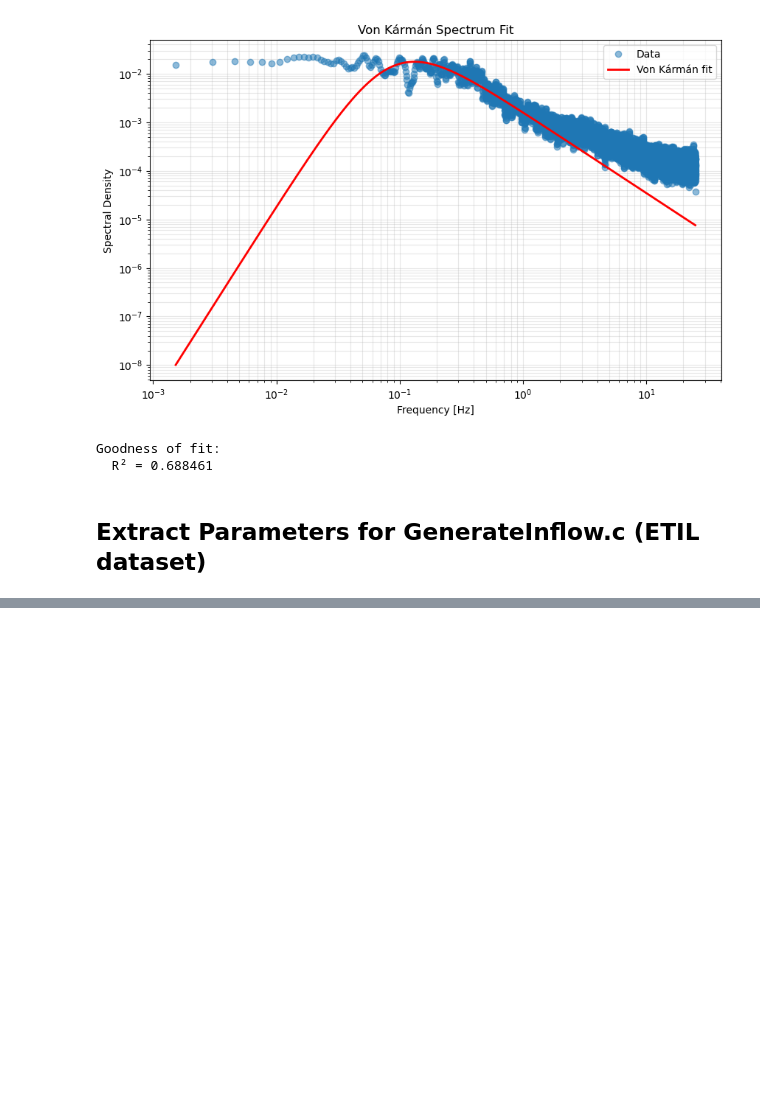
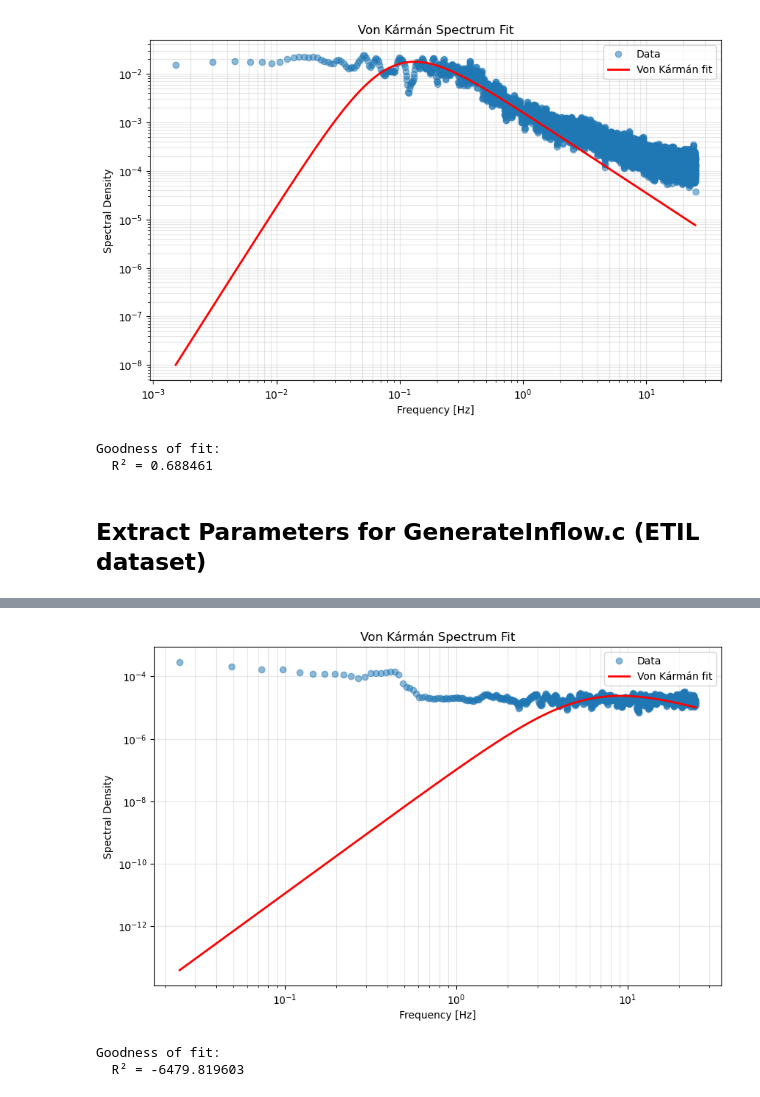
Before and after one commit to hosseinsz93/inflow-spectra-fitter, a Jupyter notebook: spectra.ipynb, the cells around one changed output, grey strips where cells are left out. Drawn from its saved outputs; the diff is of its cells as text; code cells hidden in the pictures; blank space fills up the shorter version.

```diff
--- a/spectra.ipynb
+++ b/spectra.ipynb
@@ -16,0 +21,7 @@ df_ETIL.head()
+# %%
+df_Qlam = df_Qlam.iloc[:, 1:]
+df_StaticShear = df_StaticShear.iloc[:, 1:]
+df_DynShear1 = df_DynShear1.iloc[:, 1:]
+df_DynShear01 = df_DynShear01.iloc[:, 1:]
+
+df_Qlam.head()
@@ -120,5 +197,5 @@ $$E(k) = \alpha \epsilon^{2/3} L^{5/3} \frac{L^4 k^4}{(1 + L^2 k^2)^{17/6}}$$
 # %%
-U = 0.82  # m/s mean velocity
+U = 0.83  # m/s mean velocity
 
 def von_karman_full(f, alpha, epsilon, L):
     """
@@ -289,5 +368,5 @@ Goodness of fit:
 # %%
-U = 0.82  # m/s mean velocity
+U = 0.83  # m/s mean velocity
 
 def von_karman_full(f, alpha, epsilon, L):
     """
@@ -435,0 +569,32 @@ Y_loc = 1.000000
+# %%
+# Plot the fit
+# Use only positive frequencies for fit line
+f_min = df_Qlam_top[df_Qlam_top['frequency'] > 0]['frequency'].min()
+f_max = df_Qlam_top['frequency'].max()
+f_fit = np.logspace(np.log10(f_min), np.log10(f_max), 500)
+E_fit = von_karman_full(f_fit, alpha_fit, epsilon_fit, L_fit)
+
+plt.figure(figsize=(10, 6))
+plt.loglog(df_Qlam_top['frequency'], df_Qlam_top['spectral density'], 'o', alpha=0.5, label='Data')
+plt.loglog(f_fit, E_fit, 'r-', linewidth=2, label='Von Kármán fit')
+plt.xlabel('Frequency [Hz]')
+plt.ylabel('Spectral Density')
+plt.title('Von Kármán Spectrum Fit')
+plt.legend()
+plt.grid(True, which='both', alpha=0.3)
+plt.show()
+# %% [output]
+[figure, added]
+# %%
+# Calculate goodness of fit
+E_model = von_karman_full(df_Qlam_top['frequency'], alpha_fit, epsilon_fit, L_fit)
+residuals = df_Qlam_top['spectral density'] - E_model
+ss_res = np.sum(residuals**2)
+ss_tot = np.sum((df_Qlam_top['spectral density'] - np.mean(df_Qlam_top['spectral density']))**2)
+r_squared = 1 - (ss_res / ss_tot)
+
+print(f"\nGoodness of fit:")
+print(f"  R² = {r_squared:.6f}")
+# %% [output]
+Goodness of fit:
+  R² = -6479.819603
```
Also changed, not shown: parts of 52 cells of this notebook, 7 other files.
